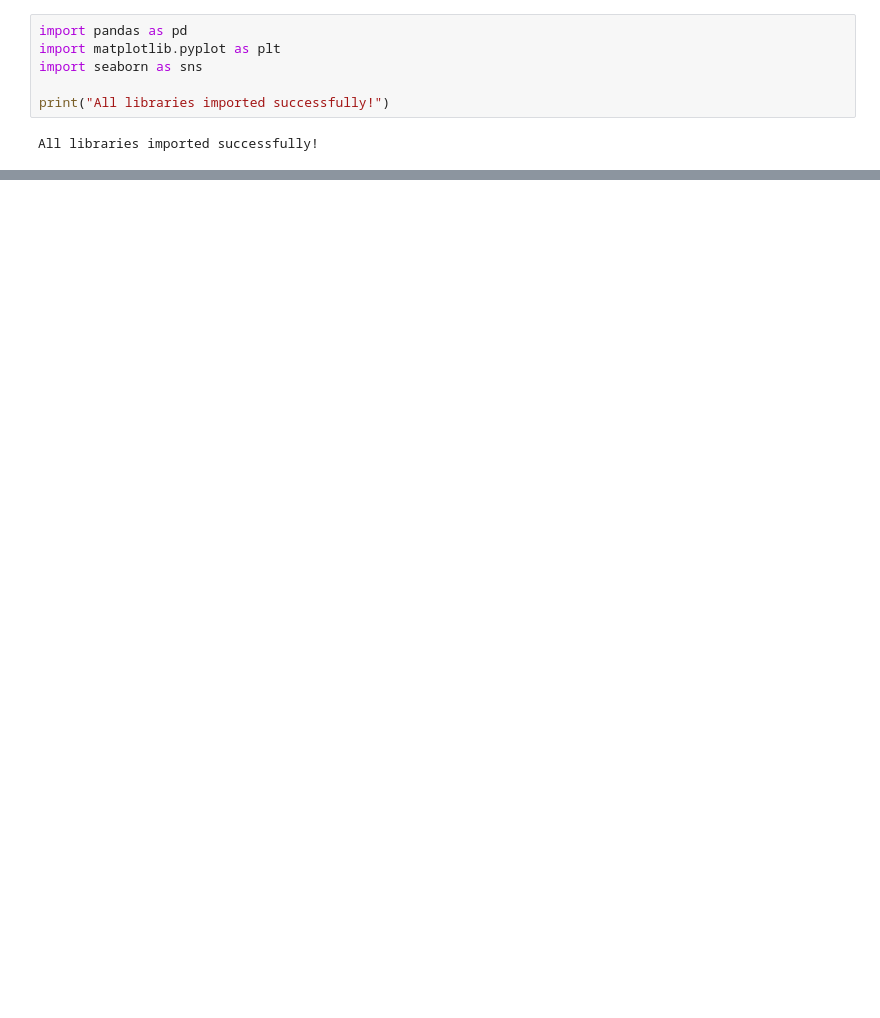
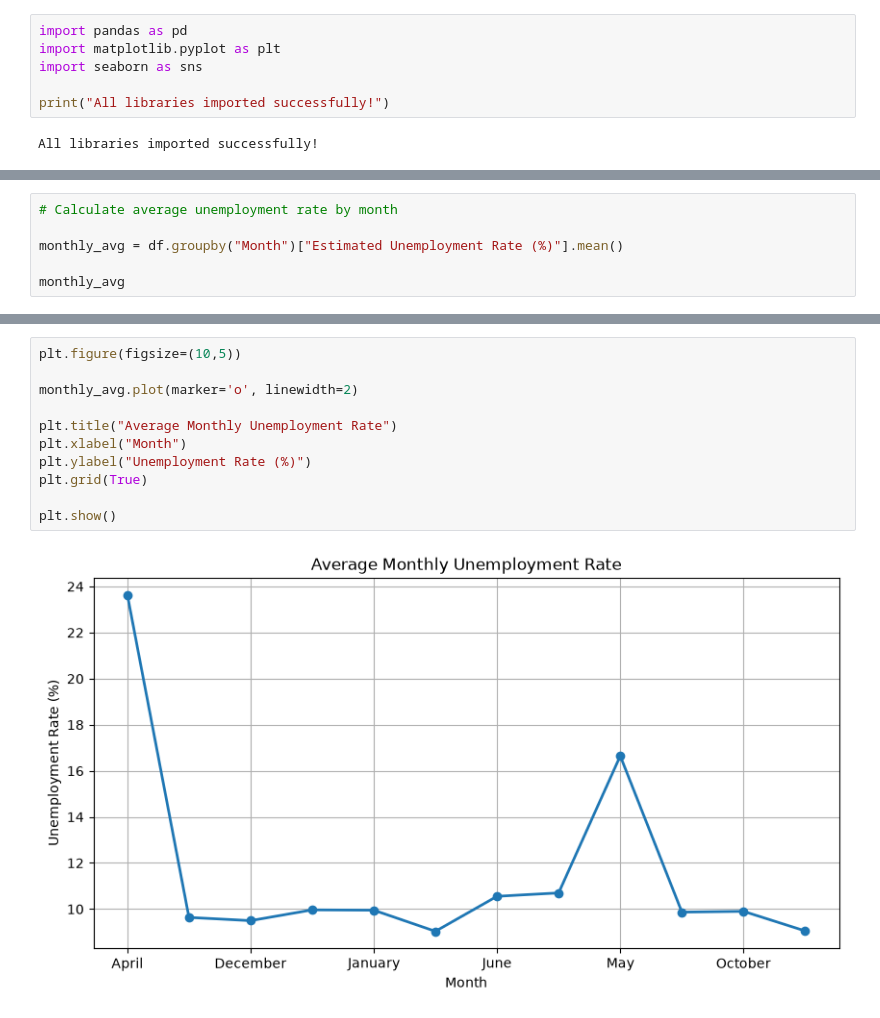
Before and after one commit to ombhadade07-dotcom/Unemployment-Analysis, a Jupyter notebook: unemployment_analysis.ipynb, the cells around one changed output, grey strips where cells are left out. Cells and saved outputs as stored; diff of their text form; blank space fills up the shorter version.

```diff
--- a/unemployment_analysis.ipynb
+++ b/unemployment_analysis.ipynb
@@ -429,0 +207,6 @@ Overall, the analysis highlights the significant impact of COVID-19 on employmen
+# %%
+# Calculate average unemployment rate by month
+
+monthly_avg = df.groupby("Month")["Estimated Unemployment Rate (%)"].mean()
+
+monthly_avg
@@ -429,0 +228,13 @@ Overall, the analysis highlights the significant impact of COVID-19 on employmen
+# %%
+plt.figure(figsize=(10,5))
+
+monthly_avg.plot(marker='o', linewidth=2)
+
+plt.title("Average Monthly Unemployment Rate")
+plt.xlabel("Month")
+plt.ylabel("Unemployment Rate (%)")
+plt.grid(True)
+
+plt.show()
+# %% [output]
+[figure, added]
```
Also changed, not shown: parts of 66 cells of this notebook.
